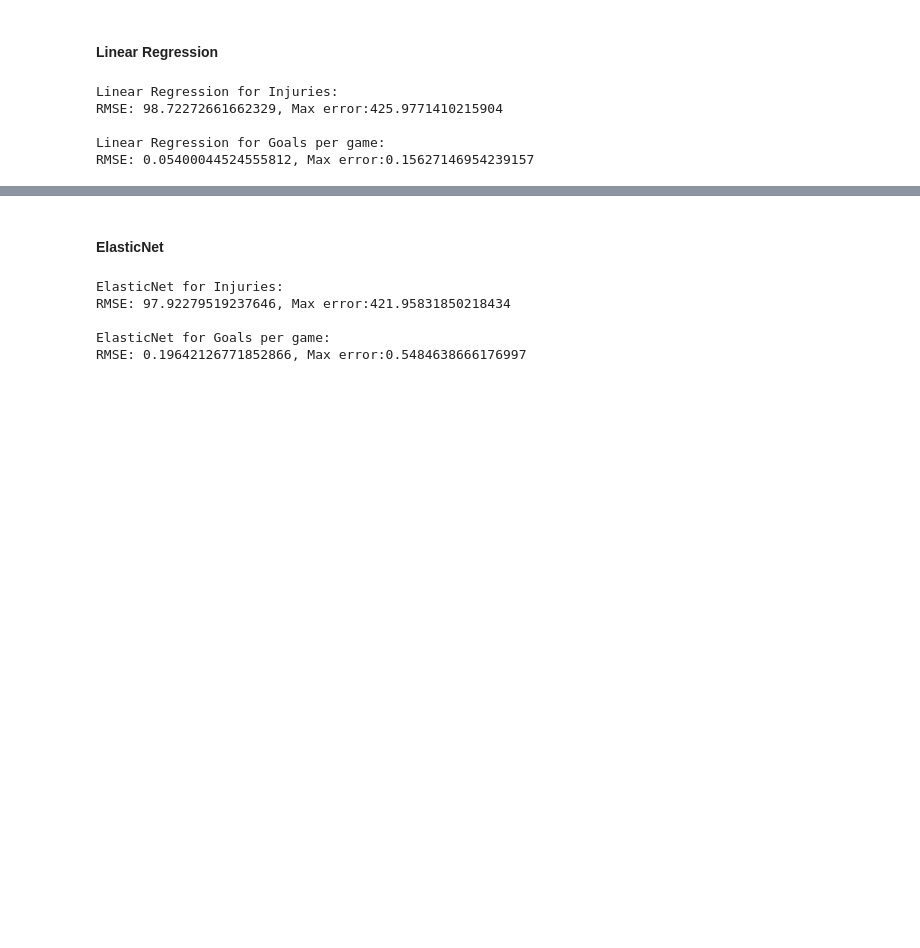
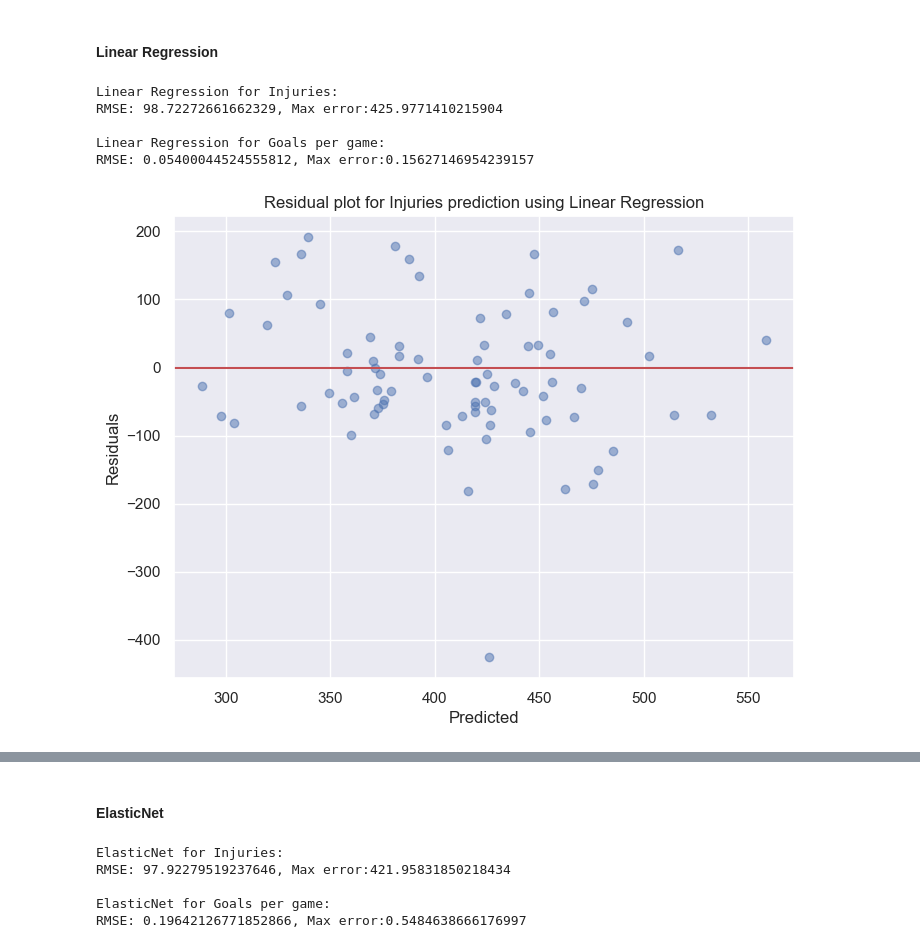
Before and after one commit to Yashuchirag/team_pressing_project, a Jupyter notebook: src/team_pressing.ipynb, the cells around one changed output, grey strips where cells are left out. Cells and saved outputs as stored; diff of their text form; code cells hidden in the pictures; blank space fills up the shorter version.

Commit message:
Added residual plots

```diff
--- a/src/team_pressing.ipynb
+++ b/src/team_pressing.ipynb
@@ -446,22 +446,40 @@ ax.view_init(15, 120)  # ax.view_init(elev, azim)
 def train_evaluate(model, X_train, y_train, X_test, y_test):
     model.fit(X_train, y_train)
     predictions = model.predict(X_test)
+    residuals = y_test - predictions
     mse = root_mean_squared_error(y_test, predictions)
     r2 = r2_score(y_test, predictions)
     max_err = max_error(y_test, predictions)
     explained_var = explained_variance_score(y_test, predictions)
     print(f"RMSE: {mse}, Max error:{max_err}\n")
+
+    return residuals, predictions
+# %%
+def plot_preds_residuals(res, pred):
+    plt.figure(figsize=(8, 6))
+    plt.scatter(pred, res, alpha=0.5)
+    plt.axhline(y=0, color='r', linestyle='-')
+    plt.xlabel('Predicted')
+    plt.ylabel('Residuals')
+    plt.title('Residual Plot')
+    plt.grid(True)
 # %% [markdown]
 #### Linear Regression
 # %%
 print("\nLinear Regression for Injuries:")
-train_evaluate(LinearRegression(), X_train_pca, y_train_injuries, X_test_pca, y_test_injuries)
+injuries_residuals, injuries_predictions = train_evaluate(LinearRegression(), X_train_pca, y_train_injuries, X_test_pca, y_test_injuries)
 
 print("Linear Regression for Goals per game:")
-train_evaluate(LinearRegression(), X_train_pca, y_train_gpg, X_test_pca, y_test_gpg)
+gpg_residuals, gpg_predictions = train_evaluate(LinearRegression(), X_train_pca, y_train_gpg, X_test_pca, y_test_gpg)
 # %% [output]
 Linear Regression for Injuries:
 RMSE: 98.72272661662329, Max error:425.9771410215904
 
 Linear Regression for Goals per game:
 RMSE: 0.05400044524555812, Max error:0.15627146954239157
+# %%
+plot_preds_residuals(injuries_residuals, injuries_predictions)
+plt.title("Residual plot for Injuries prediction using Linear Regression")
+plt.show()
+# %% [output]
+[figure, added]
```
Also changed, not shown: parts of 17 cells of this notebook.
